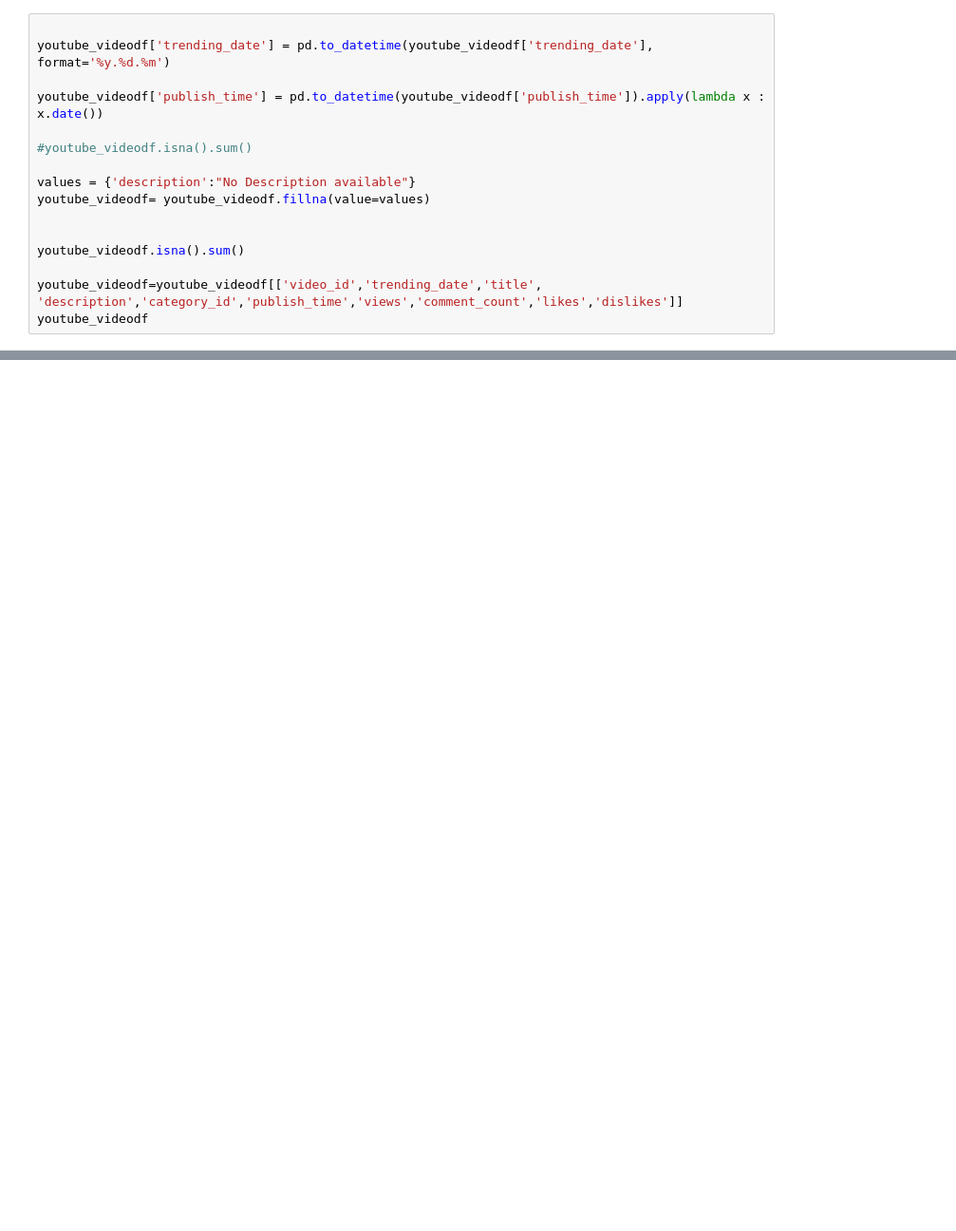
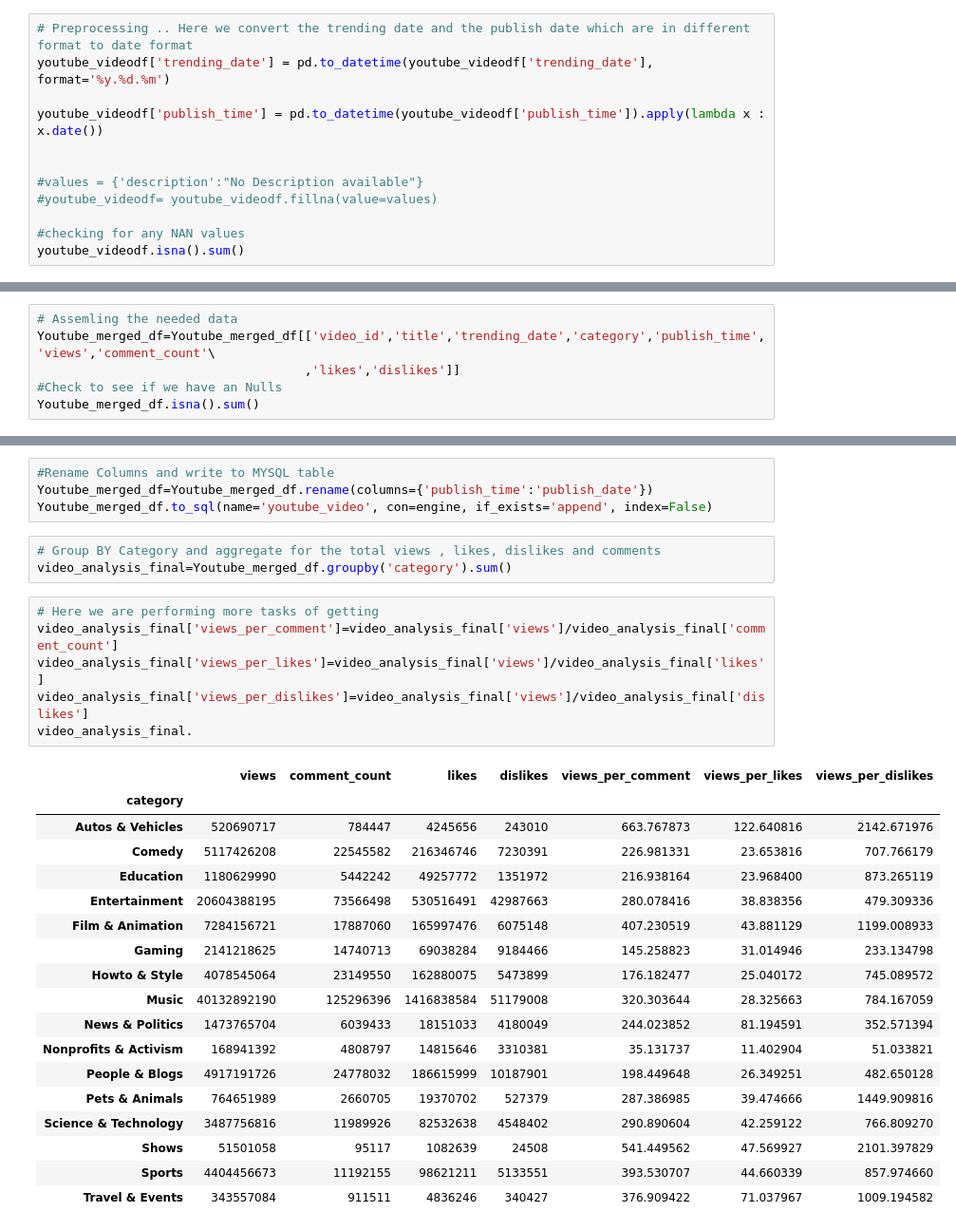
Before and after one commit to LVijayaraghavan/TrendingyoutubevideoStats, a Jupyter notebook: youtubeETL.ipynb, the cells around one changed output, grey strips where cells are left out. Shown: that part at 95% size. Cells and saved outputs as stored; diff of their text form; blank space fills up the shorter version.

```diff
--- a/youtubeETL.ipynb
+++ b/youtubeETL.ipynb
@@ -46,18 +48,14 @@ youtube_videodf=pd.read_csv(file_name)
 | 40948 | ooyjaVdt-jA | 18.14.06 | Official Call of Duty®: Black Ops... | Call of Duty | 20 | 2018-05-17T17:09:38.000Z | call of duty|"cod"|"activision"|"... | 10306119 | 357079 | ... |
 40949 rows × 16 columns
 # %%
-
+# Preprocessing .. Here we convert the trending date and the publish date which are in different format to date format
 youtube_videodf['trending_date'] = pd.to_datetime(youtube_videodf['trending_date'], format='%y.%d.%m')
 
 youtube_videodf['publish_time'] = pd.to_datetime(youtube_videodf['publish_time']).apply(lambda x : x.date())
 
-#youtube_videodf.isna().sum()
 
-values = {'description':"No Description available"}
-youtube_videodf= youtube_videodf.fillna(value=values)
+#values = {'description':"No Description available"}
+#youtube_videodf= youtube_videodf.fillna(value=values)
 
-
+#checking for any NAN values
 youtube_videodf.isna().sum()
-
-youtube_videodf=youtube_videodf[['video_id','trending_date','title', 'description','category_id','publish_time','views','comment_count','likes','dislikes']]
-youtube_videodf
@@ -143,3 +148,9 @@ Youtube_merged_df
 | 40947 | V6ElE2xs48c | 2018-06-05 | Game of Zones - S5:E5: The Isle o... | On an island full of Van Gundys, ... | 43 | 2018-05-10 | 1345086 | 1649 | ... |
 | 40948 | V6ElE2xs48c | 2018-06-06 | Game of Zones - S5:E5: The Isle o... | On an island full of Van Gundys, ... | 43 | 2018-05-10 | 1351321 | 1649 | ... |
 40949 rows × 11 columns
+# %%
+# Assemling the needed data
+Youtube_merged_df=Youtube_merged_df[['video_id','title','trending_date','category','publish_time','views','comment_count'\
+                                    ,'likes','dislikes']]
+#Check to see if we have an Nulls
+Youtube_merged_df.isna().sum()
@@ -145,0 +168,32 @@ Youtube_merged_df
+# %%
+#Rename Columns and write to MYSQL table
+Youtube_merged_df=Youtube_merged_df.rename(columns={'publish_time':'publish_date'})
+Youtube_merged_df.to_sql(name='youtube_video', con=engine, if_exists='append', index=False)
+# %%
+# Group BY Category and aggregate for the total views , likes, dislikes and comments
+video_analysis_final=Youtube_merged_df.groupby('category').sum()
+# %%
+# Here we are performing more tasks of getting
+video_analysis_final['views_per_comment']=video_analysis_final['views']/video_analysis_final['comment_count']
+video_analysis_final['views_per_likes']=video_analysis_final['views']/video_analysis_final['likes']
+video_analysis_final['views_per_dislikes']=video_analysis_final['views']/video_analysis_final['dislikes']
+video_analysis_final.
+# %% [output]
+|  | views | comment_count | likes | dislikes | views_per_comment | views_per_likes | views_per_dislikes |
+| category |  |  |  |  |  |  |  |
+| Autos & Vehicles | 520690717 | 784447 | 4245656 | 243010 | 663.767873 | 122.640816 | 2142.671976 |
+| Comedy | 5117426208 | 22545582 | 216346746 | 7230391 | 226.981331 | 23.653816 | 707.766179 |
+| Education | 1180629990 | 5442242 | 49257772 | 1351972 | 216.938164 | 23.968400 | 873.265119 |
+| Entertainment | 20604388195 | 73566498 | 530516491 | 42987663 | 280.078416 | 38.838356 | 479.309336 |
+| Film & Animation | 7284156721 | 17887060 | 165997476 | 6075148 | 407.230519 | 43.881129 | 1199.008933 |
+| Gaming | 2141218625 | 14740713 | 69038284 | 9184466 | 145.258823 | 31.014946 | 233.134798 |
+| Howto & Style | 4078545064 | 23149550 | 162880075 | 5473899 | 176.182477 | 25.040172 | 745.089572 |
+| Music | 40132892190 | 125296396 | 1416838584 | 51179008 | 320.303644 | 28.325663 | 784.167059 |
+| News & Politics | 1473765704 | 6039433 | 18151033 | 4180049 | 244.023852 | 81.194591 | 352.571394 |
+| Nonprofits & Activism | 168941392 | 4808797 | 14815646 | 3310381 | 35.131737 | 11.402904 | 51.033821 |
+| People & Blogs | 4917191726 | 24778032 | 186615999 | 10187901 | 198.449648 | 26.349251 | 482.650128 |
+| Pets & Animals | 764651989 | 2660705 | 19370702 | 527379 | 287.386985 | 39.474666 | 1449.909816 |
+| Science & Technology | 3487756816 | 11989926 | 82532638 | 4548402 | 290.890604 | 42.259122 | 766.809270 |
+| Shows | 51501058 | 95117 | 1082639 | 24508 | 541.449562 | 47.569927 | 2101.397829 |
+| Sports | 4404456673 | 11192155 | 98621211 | 5133551 | 393.530707 | 44.660339 | 857.974660 |
+| Travel & Events | 343557084 | 911511 | 4836246 | 340427 | 376.909422 | 71.037967 | 1009.194582 |
```
Also changed, not shown: parts of 19 cells of this notebook, 1 other file.
